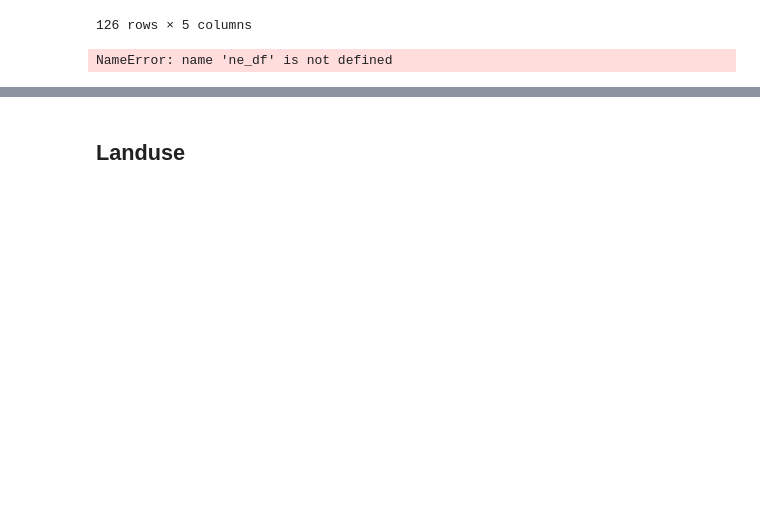
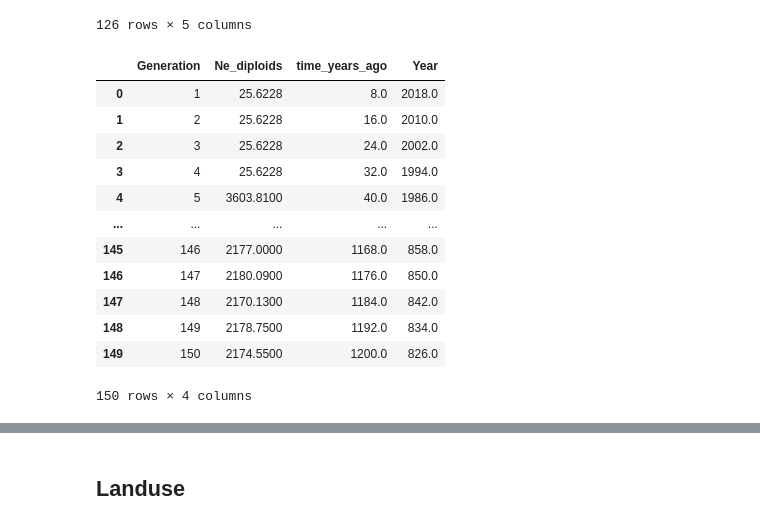
Before and after one commit to laurido/Megafauna, a Jupyter notebook: scripts/GONE/GONE.ipynb, the cells around one changed output, grey strips where cells are left out. Drawn from its saved outputs; the diff is of its cells as text; code cells hidden in the pictures; blank space fills up the shorter version.

```diff
--- a/scripts/GONE/GONE.ipynb
+++ b/scripts/GONE/GONE.ipynb
@@ -68,11 +66,23 @@ human_impact_indiandemography
 126 rows × 5 columns
 # %%
 # some data wrangling to get the years up to the same axis :)
-reference_year = 2026
+reference_year = 2023
 ne_df["Year"] = reference_year - ne_df["time_years_ago"]
 ne_df
 # %% [output]
+|  | Generation | Ne_diploids | time_years_ago | Year |
+| 0 | 1 | 25.6228 | 8.0 | 2018.0 |
+| 1 | 2 | 25.6228 | 16.0 | 2010.0 |
+| 2 | 3 | 25.6228 | 24.0 | 2002.0 |
+| 3 | 4 | 25.6228 | 32.0 | 1994.0 |
+| 4 | 5 | 3603.8100 | 40.0 | 1986.0 |
+| ... | ... | ... | ... | ... |
+| 145 | 146 | 2177.0000 | 1168.0 | 858.0 |
+| 146 | 147 | 2180.0900 | 1176.0 | 850.0 |
+| 147 | 148 | 2170.1300 | 1184.0 | 842.0 |
+| 148 | 149 | 2178.7500 | 1192.0 | 834.0 |
+| 149 | 150 | 2174.5500 | 1200.0 | 826.0 |
-NameError: name 'ne_df' is not defined
+150 rows × 4 columns
 # %%
 # Variables to compare
 variables = [
```
Also changed, not shown: parts of 10 cells of this notebook, 8 other files.
